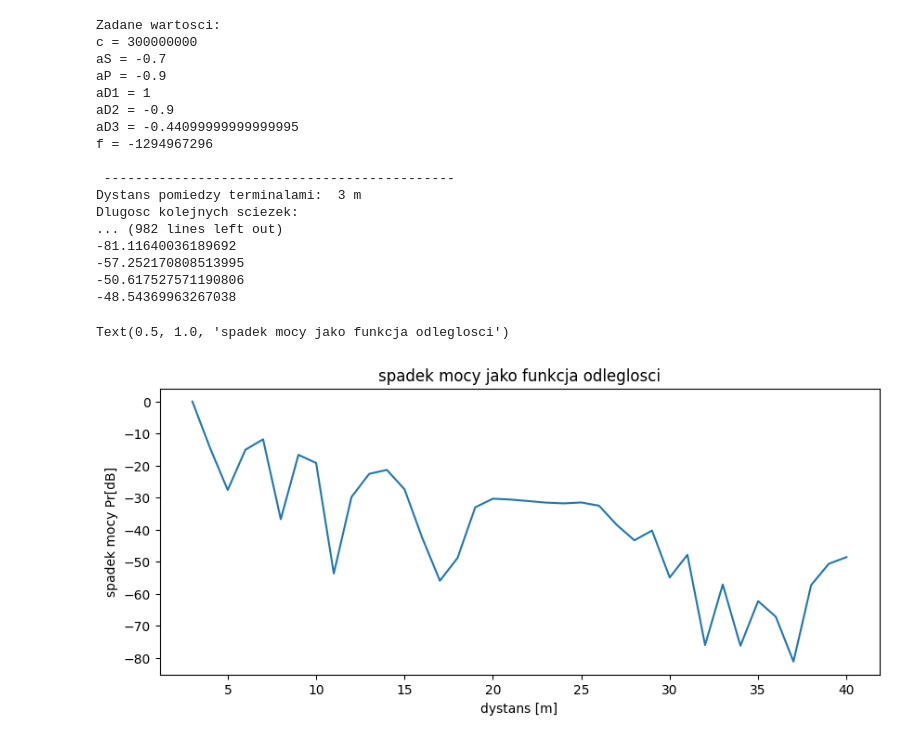
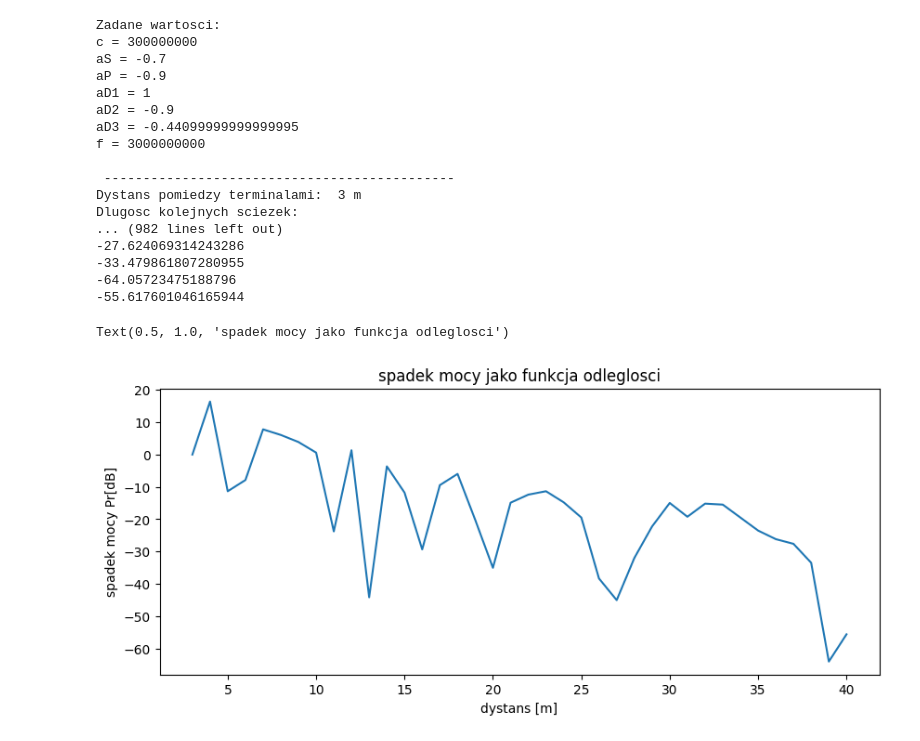
Before and after one commit to KredensKuchenny/Bezprzewodowe_Sieci_Dostepowe-Laboratorium, a Jupyter notebook: zadanie9.ipynb, the cells around one changed output. Cells and saved outputs as stored; diff of their text form; code cells hidden in the pictures.

```diff
--- a/zadanie9.ipynb
+++ b/zadanie9.ipynb
@@ -1,17 +1,20 @@
 # %%
 from cmath import exp
+from math import sqrt
+from math import log10
+from math import pi
 import numpy as np
 import matplotlib
 import matplotlib.pyplot as plt
 
 
-c = 3 * np.power(10,8) #predkosc swiatla
+c = 3 * 10 ** 8 #predkosc swiatla
 aS = -0.7 #wspolczynnik odbicia od sufitu
 aP = -0.9 #wspolczynnik odbicia od podlogi
 aD1 = 1 #wspolczynnik odbicia dla sciezki 1
 aD2 = aP #wspolczynnik odbicia dla sciezki 2
 aD3 = aS * aP * aS #wspolczynnik odbicia dla sciezki 3
-f = 30 * np.power(10,8) #podana czestotliwosc komunikacji
+f = 3 * 10 ** 9 #podana czestotliwosc komunikacji
 distanceArray = [x + 1 for x in range(2, 40)] #tablica z odleglosciami terminali
 
 PrArray = []
@@ -33,8 +36,8 @@ for distance in distanceArray:
     #dlugosc kolejnych sciezek
     print("Dlugosc kolejnych sciezek:")
     d1 = distance
-    d2 = round(np.sqrt(np.power(4,2)+np.power(distance,2)),6)
-    d3 = round(np.sqrt(np.power((10+8+10+8),2)+np.power(distance,2)),6)
+    d2 = round(sqrt(4 ** 2 + distance ** 2), 6)
+    d3 = round((sqrt((8+10+10+8) ** 2 + distance ** 2)), 6)
     print("d1 =", d1, "m")
     print("d2 =", d2, "m")
     print("d3 =", d3, "m")
@@ -60,9 +63,9 @@ for distance in distanceArray:
 
     #moc P[i] = (aDi / di)^2
     print("Moc P[i]:")
-    P1P0 = round(np.power(aD1 / d1,2),6)
-    P2P0 = round(np.power(aD2 / d2,2),6)
-    P3P0 = round(np.power(aD3 / d3,2),6)
+    P1P0 = round(((aD1 / d1) ** 2), 6)
+    P2P0 = round(((aD2 / d2) ** 2), 6)
+    P3P0 = round(((aD3 / d3) ** 2), 6)
     print("P1 = P0 *", P1P0)
     print("P2 = P0 *", P2P0)
     print("P3 = P0 *", P3P0)
@@ -70,56 +73,54 @@ for distance in distanceArray:
     #moc wzgledna ~P[i] = 10 * log10(P[i] / Pmax)
     Pmax = P1P0
     print("Moc wzgledna ~P[i]:")
-    PR1 = round(10 * np.log10(P1P0 / Pmax), 6)
-    PR2 = round(10 * np.log10(P2P0 / Pmax), 6)
-    PR3 = round(10 * np.log10(P3P0 / Pmax), 6)
+    PR1 = round((10 * log10(P1P0 / Pmax)), 6)
+    PR2 = round((10 * log10(P2P0 / Pmax)), 6)
+    PR3 = round((10 * log10(P3P0 / Pmax)), 6)
     print("~P1 =", PR1, "dB")
     print("~P2 =", PR2, "dB")
     print("~P3 =", PR3, "dB")
 
+    PrP0 = np.power((aD1 / d1) + (aD2 / d2) * exp(-1j * 2 * pi * tR2 * f) + (aD3 / d3) * exp(-1j * 2 * pi * tR3 * f), 2)
+    print("Complex Pr = P0 *", PrP0)
 
-
-    PrP0 = np.power((aD1/d1)+(aD2/d2)*exp(-1j*2*np.pi*tR2*f)+(aD3/d3)*exp(-1j*2*np.pi*tR3*f),2)
-    print("complex Pr = P0 *",PrP0)
-
-    PrP0module = round(np.power(PrP0.real,2) + np.power(PrP0.imag,2),12)
+    PrP0module = round(np.power(PrP0.real, 2) + np.power(PrP0.imag, 2), 12)
     print("Module Pr = P0 *", PrP0module)
 
     PrArray.append(PrP0module)
 
 
 #wyswietlanie mocy
 print("\n")
 Prmax = PrArray[0]
 for i in range(len(PrArray)):
-    PrArray[i] = 10 * np.log10(PrArray[i] / Prmax)
+    PrArray[i] = 10 * log10(PrArray[i] / Prmax)
     print(PrArray[i])
 
 #wykres
 x = distanceArray
 y = PrArray
 fig, ax = plt.subplots(figsize=(10,4))
 ax.plot(x, y)
 plt.xlabel("dystans [m]")
 plt.ylabel("spadek mocy Pr[dB]") # Pr[dB] = 10 * log10(Pr(dystans) / Pr_max)
 plt.title("spadek mocy jako funkcja odleglosci")
 # %% [output]
 Zadane wartosci:
 c = 300000000
 aS = -0.7
 aP = -0.9
 aD1 = 1
 aD2 = -0.9
 aD3 = -0.44099999999999995
-f = -1294967296
+f = 3000000000
 
  ---------------------------------------------
 Dystans pomiedzy terminalami:  3 m
 Dlugosc kolejnych sciezek:
 ... (982 lines left out)
--81.11640036189692
--57.252170808513995
--50.617527571190806
--48.54369963267038
+-27.624069314243286
+-33.479861807280955
+-64.05723475188796
+-55.617601046165944
 Text(0.5, 1.0, 'spadek mocy jako funkcja odleglosci')
-[figure, old version]
+[figure, new version]
```
